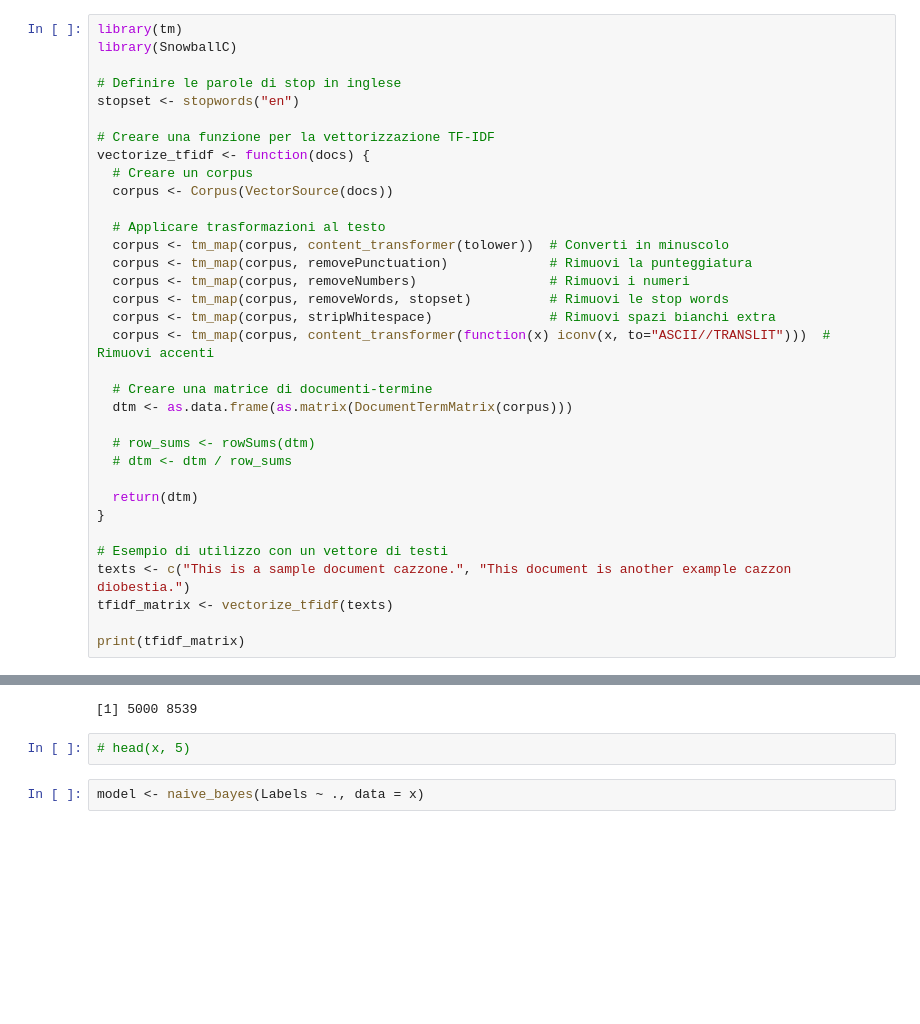
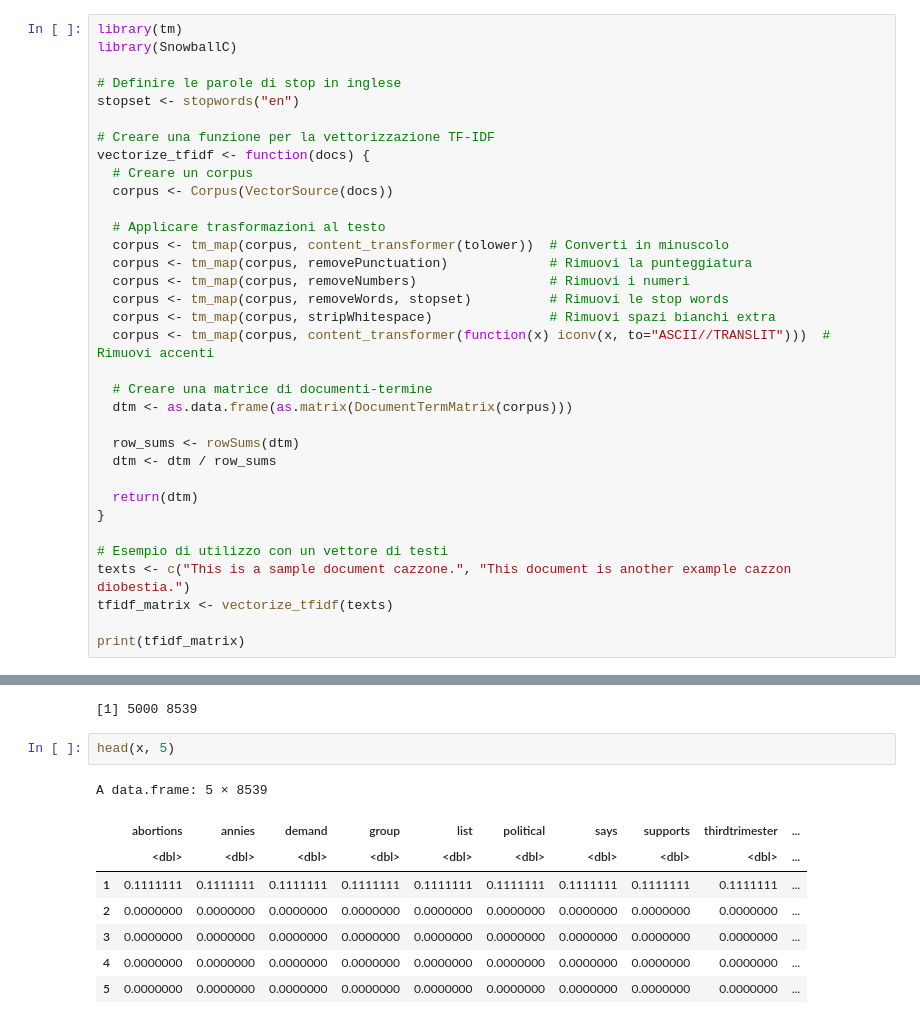
Before and after one commit to sdracia/Advances-Statistics-For-Physics-Analysis, a Jupyter notebook: project/main.ipynb, the cells around one changed output, grey strips where cells are left out. Drawn from its saved outputs; the diff is of its cells as text; blank space fills up the shorter version.

```diff
--- a/project/main.ipynb
+++ b/project/main.ipynb
@@ -118,8 +137,8 @@ vectorize_tfidf <- function(docs) {
   # Creare una matrice di documenti-termine
   dtm <- as.data.frame(as.matrix(DocumentTermMatrix(corpus)))
 
-  # row_sums <- rowSums(dtm)
-  # dtm <- dtm / row_sums
+  row_sums <- rowSums(dtm)
+  dtm <- dtm / row_sums
 
   return(dtm)
 }
@@ -187,6 +187,13 @@ dim(x)
 # %% [output]
 [1] 5000 8539
 # %%
-# head(x, 5)
+head(x, 5)
+# %% [output]
+A data.frame: 5 × 8539
+|  | abortions | annies | demand | group | list | political | says | supports | thirdtrimester | ... |
+|  | <dbl> | <dbl> | <dbl> | <dbl> | <dbl> | <dbl> | <dbl> | <dbl> | <dbl> | ... |
+| 1 | 0.1111111 | 0.1111111 | 0.1111111 | 0.1111111 | 0.1111111 | 0.1111111 | 0.1111111 | 0.1111111 | 0.1111111 | ... |
+| 2 | 0.0000000 | 0.0000000 | 0.0000000 | 0.0000000 | 0.0000000 | 0.0000000 | 0.0000000 | 0.0000000 | 0.0000000 | ... |
+| 3 | 0.0000000 | 0.0000000 | 0.0000000 | 0.0000000 | 0.0000000 | 0.0000000 | 0.0000000 | 0.0000000 | 0.0000000 | ... |
+| 4 | 0.0000000 | 0.0000000 | 0.0000000 | 0.0000000 | 0.0000000 | 0.0000000 | 0.0000000 | 0.0000000 | 0.0000000 | ... |
+| 5 | 0.0000000 | 0.0000000 | 0.0000000 | 0.0000000 | 0.0000000 | 0.0000000 | 0.0000000 | 0.0000000 | 0.0000000 | ... |
-# %%
-model <- naive_bayes(Labels ~ ., data = x)
```
Also changed, not shown: parts of 13 cells of this notebook.
